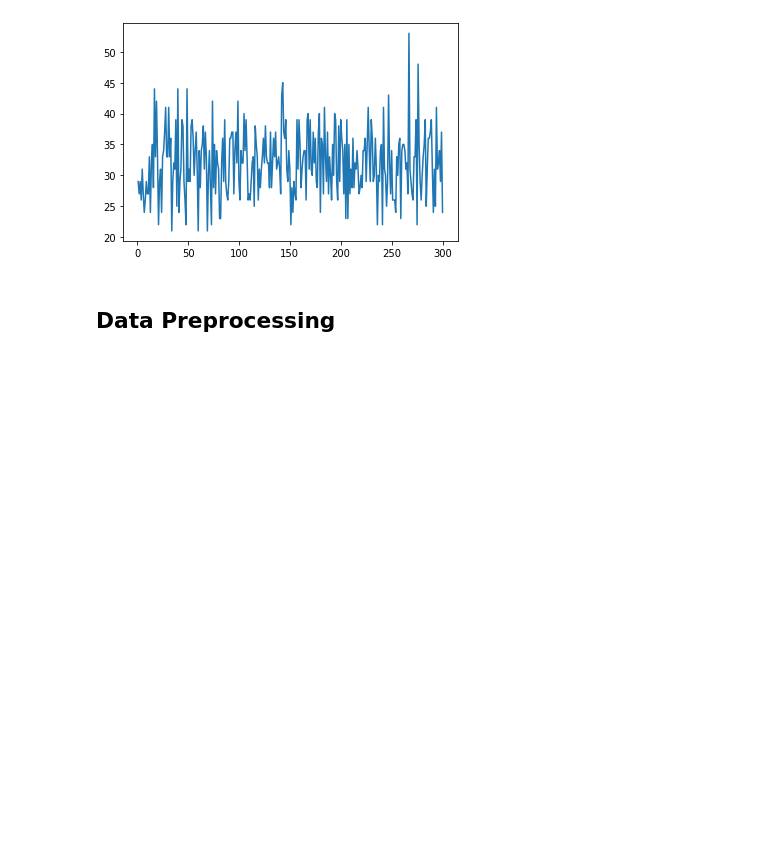
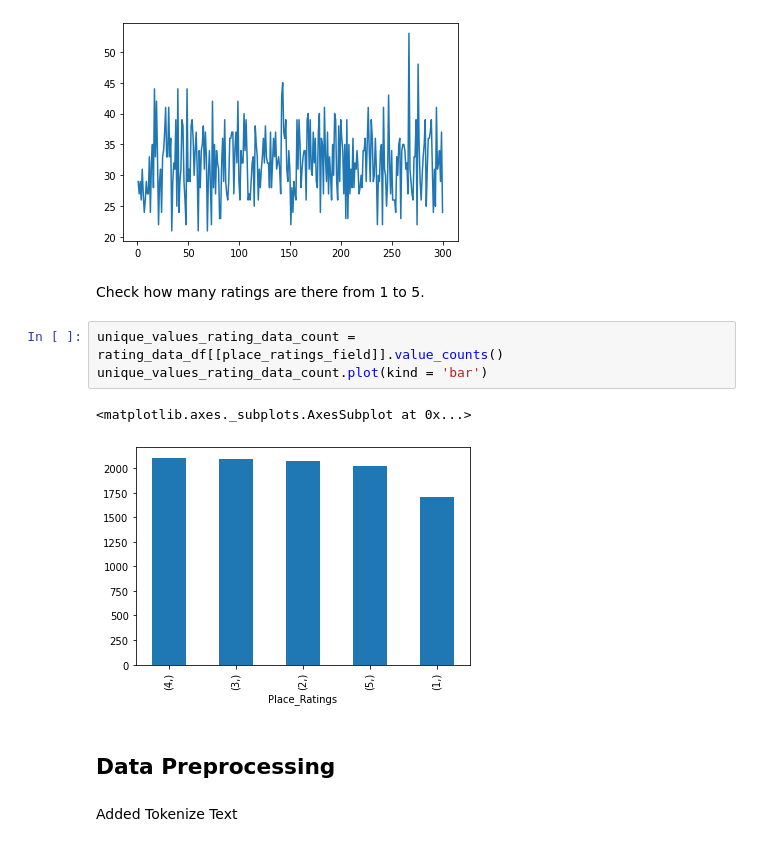
Before and after one commit to MaxZx3000/AI-Compfest-GigaPrime, a Jupyter notebook: artificial-intelligence/recommendation_colab_filtering_tourism.ipynb, the cells around one changed output. Saved outputs shown, nothing was run; the diff lists cells and outputs as text; blank space fills up the shorter version.

Commit message:
Added Data Visualization for Rating Count.

```diff
--- a/artificial-intelligence/recommendation_colab_filtering_tourism.ipynb
+++ b/artificial-intelligence/recommendation_colab_filtering_tourism.ipynb
@@ -105,5 +105,15 @@ User_Id
 Name: Place_Id, Length: 300, dtype: int64
 [<matplotlib.lines.Line2D at 0x...>]
 [figure]
+# %% [markdown]
+Check how many ratings are there from 1 to 5.
+# %%
+unique_values_rating_data_count = rating_data_df[[place_ratings_field]].value_counts()
+unique_values_rating_data_count.plot(kind = 'bar')
+# %% [output]
+<matplotlib.axes._subplots.AxesSubplot at 0x...>
+[figure, added]
 # %% [markdown]
 ## Data Preprocessing
+# %% [markdown]
+Added Tokenize Text
```
Also changed, not shown: parts of 1 cell of this notebook.
